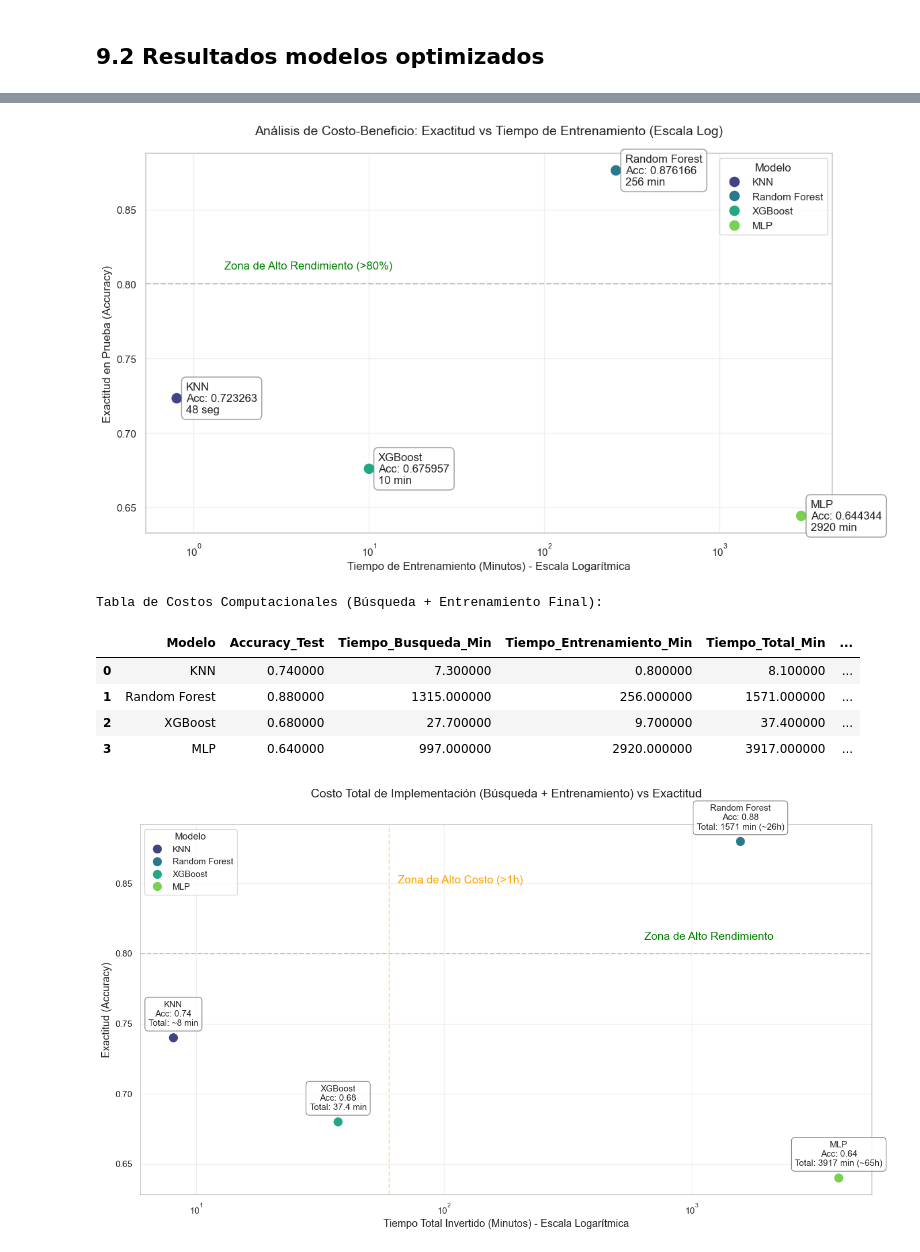
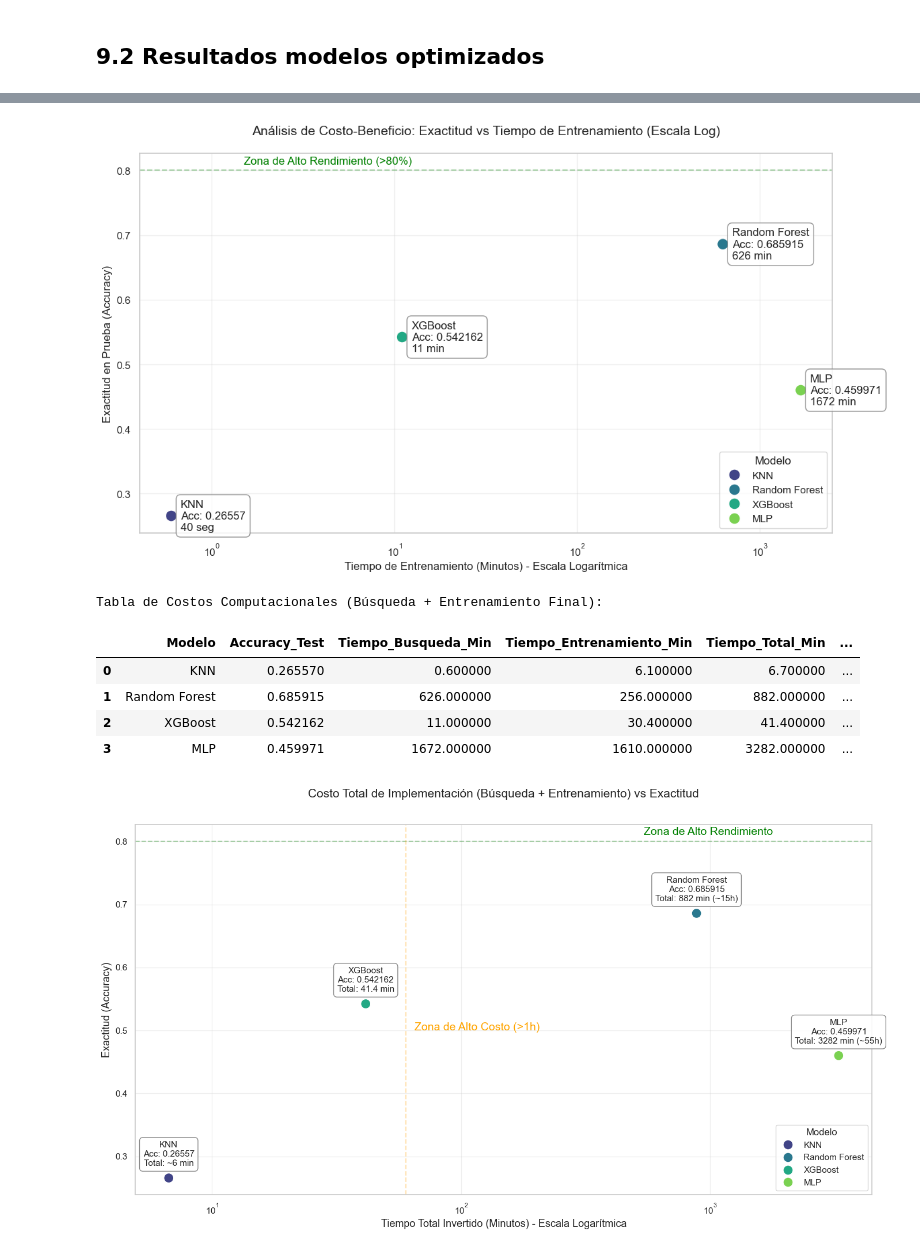
Before and after one commit to SeleneSV/disease-detection-multispectral-images, a Jupyter notebook: train_ml_maiz.ipynb, the cells around one changed output, grey strips where cells are left out. Drawn from its saved outputs; the diff is of its cells as text; code cells hidden in the pictures.

```diff
--- a/train_ml_maiz.ipynb
+++ b/train_ml_maiz.ipynb
@@ -2652,10 +2713,10 @@ display(results_df.style.background_gradient(cmap='summer_r', axis=0))
 # Datos consolidados de las secciones anteriores y tiempos registrados
 performance_data = {
     'Modelo': ['KNN', 'Random Forest', 'XGBoost', 'MLP'],
-    'Accuracy_Test': [0.74, 0.88, 0.59, 0.46],
-    'Kappa_Score': [0.64, 0.83, 0.44, 0.28],
-    'Tiempo_Entrenamiento_Min': [0.7, 626, 3.9, 2143], # 43.5s, 626m, 3m56s, 2143m
-    'Tiempo_Texto': ['43.5 seg', '626 min', '3 min 56s', '2143 min']
+    'Accuracy_Test': [0.265570, 0.685915, 0.542162, 0.459971],
+    'Kappa_Score': [0.00044, 0.571273, 0.371281, 0.259724],
+    'Tiempo_Entrenamiento_Min': [0.7, 50, 4.1, 1672], # 42s, 50m, 4.1m, 125m
+    'Tiempo_Texto': ['42 seg', '50 min', '4.1 min', '125 min']
 }
 
 df_perf = pd.DataFrame(performance_data)
@@ -2720,10 +2781,10 @@ plt.show()
 # Datos consolidados de las secciones anteriores y tiempos registrados
 performance_data = {
     'Modelo': ['KNN', 'Random Forest', 'XGBoost', 'MLP'],
-    'Accuracy_Test': [0.723263, 0.876166, 0.675957, 0.644344],
-    'Kappa_Score': [0.623189, 0.831376, 0.557603, 0.514160],
-    'Tiempo_Entrenamiento_Min': [0.8, 256, 10, 2920], # 43.5s, 626m, 3m56s, 2143m
-    'Tiempo_Texto': ['48 seg', '256 min', '10 min', '2920 min']
+    'Accuracy_Test': [0.265570, 0.685915, 0.542162, 0.459971],
+    'Kappa_Score': [0.00044, 0.571273, 0.371281, 0.259724],
+    'Tiempo_Entrenamiento_Min': [0.6, 626, 11, 1672], # 40s, 626m, 11m, 1672m
+    'Tiempo_Texto': ['40 seg', '626 min', '11 min', '1672 min']
 }
 
 df_perf = pd.DataFrame(performance_data)
@@ -2779,20 +2840,20 @@ plt.text(1.5, 0.81, 'Zona de Alto Rendimiento (>80%)', color='green')
 plt.tight_layout()
 plt.show()
 # %% [output]
-[figure, old version]
+[figure, new version]
 # %%
 # Datos actualizados con tiempos de búsqueda y entrenamiento proporcionados
 optimization_data = {
     'Modelo': ['KNN', 'Random Forest', 'XGBoost', 'MLP'],
-    'Accuracy_Test': [0.74, 0.88, 0.68, 0.64],
-    'Tiempo_Busqueda_Min': [7.3, 1315, 27.7, 997],      # 7m18s, 1315m, 27m42s, 997m
-    'Tiempo_Entrenamiento_Min': [0.8, 256, 9.7, 2920],  # 48s, 256m, 9m42s, 2920m
+    'Accuracy_Test': [0.265570, 0.685915, 0.542162, 0.459971],
+    'Tiempo_Busqueda_Min': [0.6, 626, 11, 1672],        # 40s, 626m, 11m, 1672m
+    'Tiempo_Entrenamiento_Min': [6.1, 256, 30.4, 1610],  # 6.1m, 256m, 30.4m, 1610m
 }
 
 df_opt = pd.DataFrame(optimization_data)
 df_opt['Tiempo_Total_Min'] = df_opt['Tiempo_Busqueda_Min'] + df_opt['Tiempo_Entrenamiento_Min']
 df_opt['Tiempo_Total_Texto'] = [
-    '~8 min', '1571 min (~26h)', '37.4 min', '3917 min (~65h)'
+    '~6 min', '882 min (~15h)', '41.4 min', '3282 min (~55h)'
 ]
 
 # Mostrar tabla detallada
@@ -2802,10 +2863,10 @@ display(df_opt.style.background_gradient(subset=['Accuracy_Test'], cmap='Greens'
 # %% [output]
 Tabla de Costos Computacionales (Búsqueda + Entrenamiento Final):
 |  | Modelo | Accuracy_Test | Tiempo_Busqueda_Min | Tiempo_Entrenamiento_Min | Tiempo_Total_Min | ... |
-| 0 | KNN | 0.740000 | 7.300000 | 0.800000 | 8.100000 | ... |
-| 1 | Random Forest | 0.880000 | 1315.000000 | 256.000000 | 1571.000000 | ... |
-| 2 | XGBoost | 0.680000 | 27.700000 | 9.700000 | 37.400000 | ... |
-| 3 | MLP | 0.640000 | 997.000000 | 2920.000000 | 3917.000000 | ... |
+| 0 | KNN | 0.265570 | 0.600000 | 6.100000 | 6.700000 | ... |
+| 1 | Random Forest | 0.685915 | 626.000000 | 256.000000 | 882.000000 | ... |
+| 2 | XGBoost | 0.542162 | 11.000000 | 30.400000 | 41.400000 | ... |
+| 3 | MLP | 0.459971 | 1672.000000 | 1610.000000 | 3282.000000 | ... |
 # %%
 # Visualización: Costo Total (Búsqueda + Entrenamiento) vs Accuracy
 plt.figure(figsize=(14, 8))
@@ -2825,32 +2886,32 @@ sns.scatterplot(
 # Escala logarítmica para visualizar mejor las diferencias extremas
 plt.xscale('log')
 
 # Etiquetas
 plt.title('Costo Total de Implementación (Búsqueda + Entrenamiento) vs Exactitud', fontsize=15, pad=34)
 plt.xlabel('Tiempo Total Invertido (Minutos) - Escala Logarítmica', fontsize=13)
 plt.ylabel('Exactitud (Accuracy)', fontsize=13)
 
 # Grilla más transparente
 plt.grid(alpha=0.3)
 
 # Anotaciones
 for i in range(df_opt.shape[0]):
     plt.annotate(
         f"{df_opt.Modelo[i]}\nAcc: {df_opt.Accuracy_Test[i]}\nTotal: {df_opt.Tiempo_Total_Texto[i]}",
         (df_opt.Tiempo_Total_Min[i], df_opt.Accuracy_Test[i]),
         xytext=(0, 15), textcoords='offset points', ha='center',
         fontsize=11,
         bbox=dict(boxstyle="round,pad=0.4", fc="white", ec="gray", alpha=0.9)
     )
 
 # Zona de eficiencia
 plt.axhline(y=0.8, color='green', linestyle='--', alpha=0.3)
 plt.axvline(x=60, color='orange', linestyle='--', alpha=0.3) # Línea de 1 hora
 # Posicionar etiquetas dentro del gráfico con letra más grande
 plt.text(plt.xlim()[1] * 0.4, 0.81, 'Zona de Alto Rendimiento', color='green', ha='right', fontsize=14)
-plt.text(65, 0.85, 'Zona de Alto Costo (>1h)', color='orange', ha='left', fontsize=14)
+plt.text(65, 0.5, 'Zona de Alto Costo (>1h)', color='orange', ha='left', fontsize=14)
 
 plt.tight_layout()
 plt.show()
 # %% [output]
-[figure, old version]
+[figure, new version]
```
Also changed, not shown: parts of 100 cells of this notebook.
